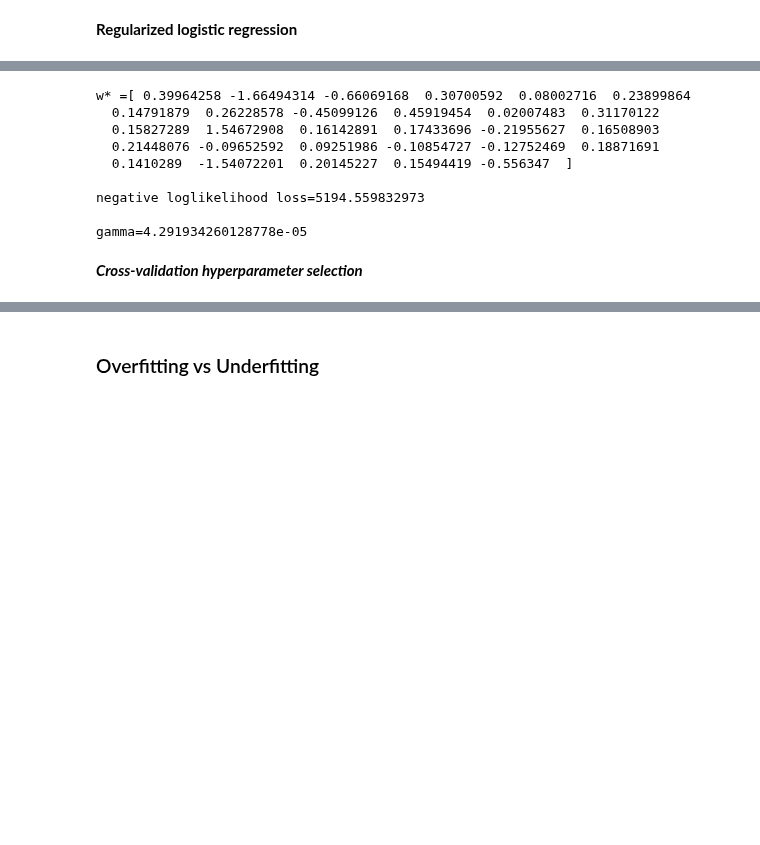
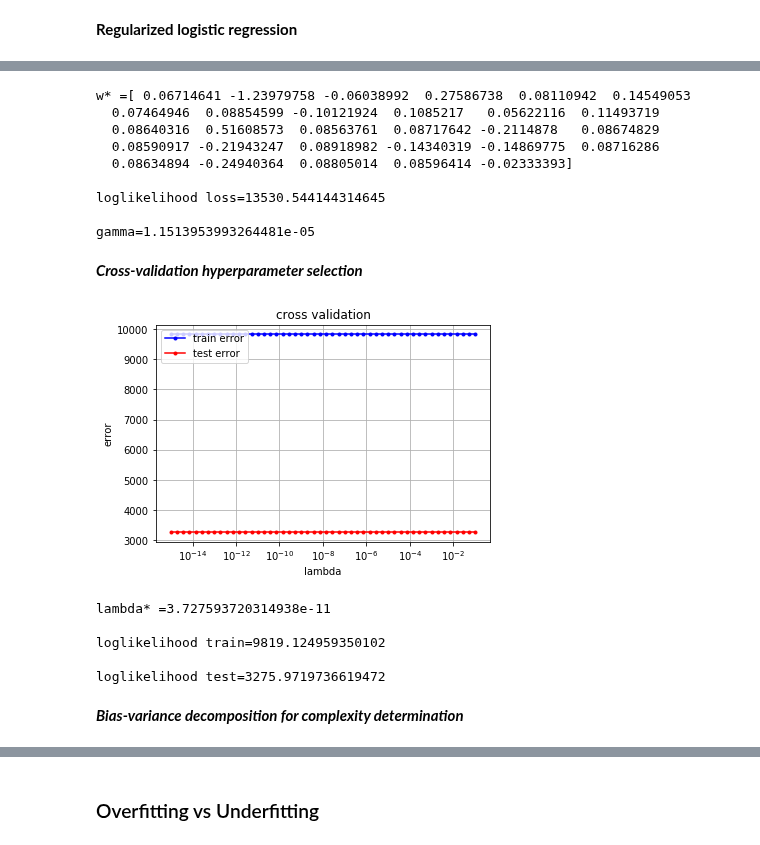
Before and after one commit to cschneuw/Machine-learning-Project-2019, a Jupyter notebook: scripts/project1.ipynb, the cells around one changed output, grey strips where cells are left out. Saved outputs shown, nothing was run; the diff lists cells and outputs as text; code cells hidden in the pictures; blank space fills up the shorter version.

Commit message:
working on logistic regression

```diff
--- a/scripts/project1.ipynb
+++ b/scripts/project1.ipynb
@@ -354,38 +357,56 @@ loss_rlr = losses_rlr[idx]
 w_rlr = ws_rlr[idx]
 gamma_rlr = gammas[idx]
 
-print("w* ={w}\n\nnegative loglikelihood loss={loss}\n\ngamma={gamma}".format(
+print("w* ={w}\n\nloglikelihood loss={loss}\n\ngamma={gamma}".format(
     w=w_rlr, loss=loss_rlr, gamma = gamma_rlr))
 # %% [output]
-w* =[ 0.39964258 -1.66494314 -0.66069168  0.30700592  0.08002716  0.23899864
-  0.14791879  0.26228578 -0.45099126  0.45919454  0.02007483  0.31170122
-  0.15827289  1.54672908  0.16142891  0.17433696 -0.21955627  0.16508903
-  0.21448076 -0.09652592  0.09251986 -0.10854727 -0.12752469  0.18871691
-  0.1410289  -1.54072201  0.20145227  0.15494419 -0.556347  ]
+w* =[ 0.06714641 -1.23979758 -0.06038992  0.27586738  0.08110942  0.14549053
+  0.07464946  0.08854599 -0.10121924  0.1085217   0.05622116  0.11493719
+  0.08640316  0.51608573  0.08563761  0.08717642 -0.2114878   0.08674829
+  0.08590917 -0.21943247  0.08918982 -0.14340319 -0.14869775  0.08716286
+  0.08634894 -0.24940364  0.08805014  0.08596414 -0.02333393]
 
-negative loglikelihood loss=5194.559832973
+loglikelihood loss=13530.544144314645
 
-gamma=4.291934260128778e-05
+gamma=1.1513953993264481e-05
 # %% [markdown]
 ***Cross-validation hyperparameter selection***
+# %%
+seed = 1
+degree_rlr = 1
+k_fold = 4
+lambdas = np.logspace(-15, -1, 50)
+initial_w = np.zeros(tX.shape[1])
+max_iters = 1000
 # %%
-seed = 1
-degree = 2
-k_fold = 4
-lambdas = np.logspace(-15, -1, 50)
-
 k_indices = build_k_indices(y, k_fold, seed)
 
-log_tr_rlr = []
-log_te_rlr = []
+loss_tr_cv = []
+loss_te_cv = []
 
 for lambda_ in  lambdas:
-    l_log_tr = []
-    l_log_te = []
+    log_tr = []
+    log_te = []
     for k in range(k_fold):
-        loss_tr, loss_te = cross_validation_log(y, tX, k_indices, k, lambda_, degree, reg_logistic_regression)
-        l_log_tr.append(loss_tr)
-        l_log_te.append(loss_te)
-    log_tr_rlr.append(np.mean(l_log_tr))
-    log_te_rlr.append(np.mean(l_log_te))
-cross_validation_visualization(lambdas, log_tr_rlr, log_te_rlr)
+        loss_tr, loss_te = cross_validation_log(y, tX, k_indices, k, lambda_, degree_rlr, initial_w, max_iters, gamma_rlr)
+        log_tr.append(loss_tr)
+        log_te.append(loss_te)
+    loss_tr_cv.append(np.mean(log_tr))
+    loss_te_cv.append(np.mean(log_te))
+cross_validation_visualization(lambdas, loss_tr_cv, loss_te_cv)
+# %% [output]
+[figure, added]
+# %%
+idx = np.nanargmin(loss_te_cv)
+lambda_rlr = lambdas[idx]
+
+print("lambda* ={lambda_}\n\nloglikelihood train={log_tr}\n\nloglikelihood test={log_te}".format(
+    lambda_=lambda_rlr, log_tr=loss_tr_cv[idx], log_te=loss_te_cv[idx]))
+# %% [output]
+lambda* =3.727593720314938e-11
+
+loglikelihood train=9819.124959350102
+
+loglikelihood test=3275.9719736619472
+# %% [markdown]
+***Bias-variance decomposition for complexity determination***
```
Also changed, not shown: parts of 23 cells of this notebook, 2 other files.
